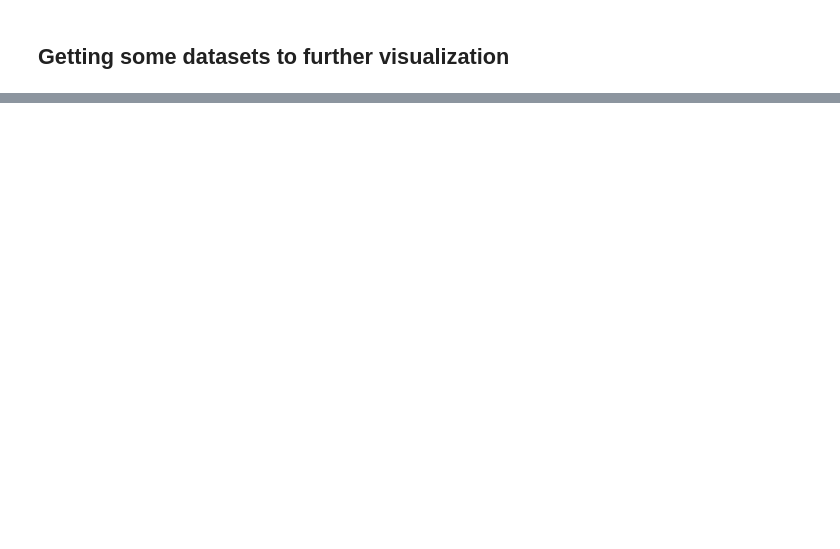
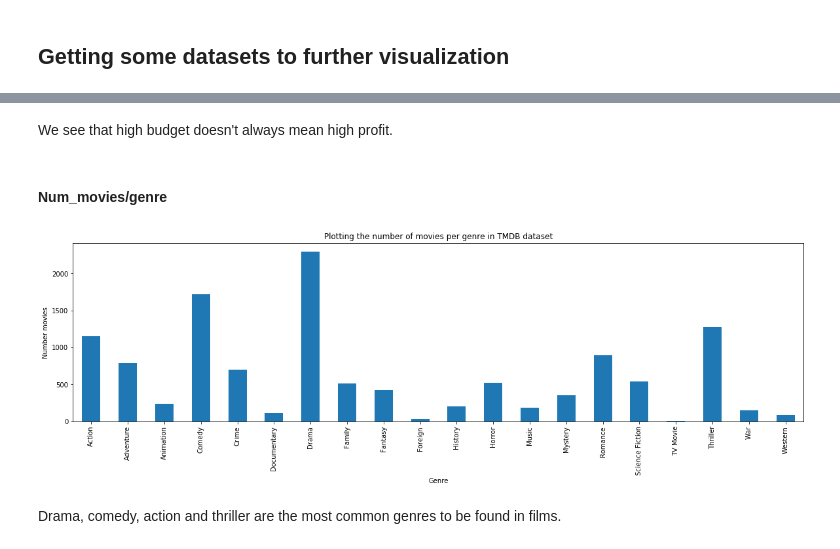
Before and after one commit to com-480-data-visualization/com-480-project-vizzybussy, a Jupyter notebook: data_analysis.ipynb, the cells around one changed output, grey strips where cells are left out. Drawn from its saved outputs; the diff is of its cells as text; code cells hidden in the pictures; blank space fills up the shorter version.

```diff
--- a/data_analysis.ipynb
+++ b/data_analysis.ipynb
@@ -199,0 +235,27 @@ See the caveats in the documentation: http://pandas.pydata.org/pandas-docs/stabl
+# %% [markdown]
+We see that high budget doesn't always mean high profit.
+# %% [markdown]
+#### Num_movies/genre
+# %%
+import numpy as np
+
+def parse_genres(genres):
+    L=[]
+    for genre in genres:
+        L.append(genre['name'])
+    if len(L) == 0:
+        return np.nan
+    return L
+
+movie_genres = tmdb_movies[["id", "genres"]]
+movie_genres["genres"] = movie_genres.genres.apply(lambda x: parse_genres(literal_eval(x)))
+movie_genres = movie_genres.dropna().explode("genres")
+movie_genres['genres'].value_counts(sort=False, ascending=True).sort_index().plot(kind='bar')
+plt.xlabel("Genre")
+plt.ylabel("Number movies")
+plt.title("Plotting the number of movies per genre in TMDB dataset")
+plt.show()
+# %% [output]
+[figure, added]
+# %% [markdown]
+Drama, comedy, action and thriller are the most common genres to be found in films.
```
Also changed, not shown: parts of 12 cells of this notebook.
